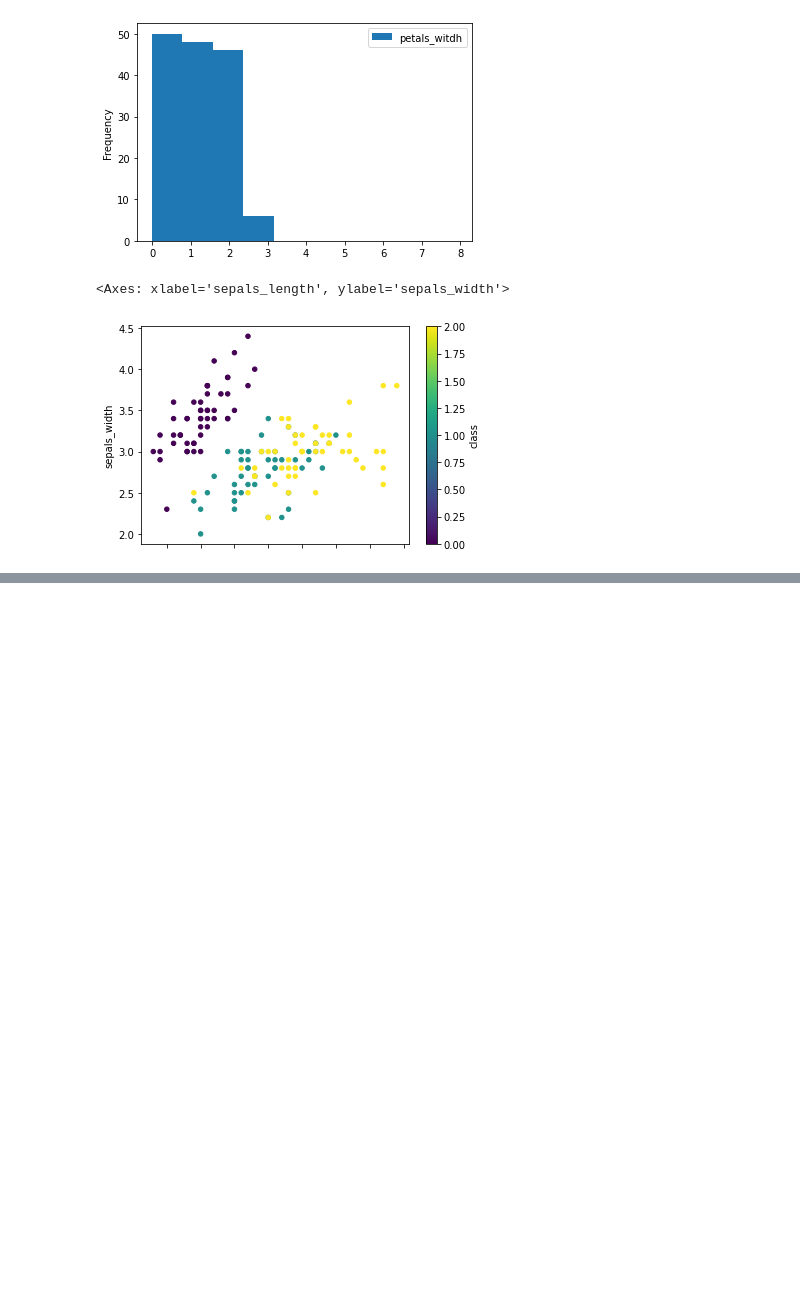
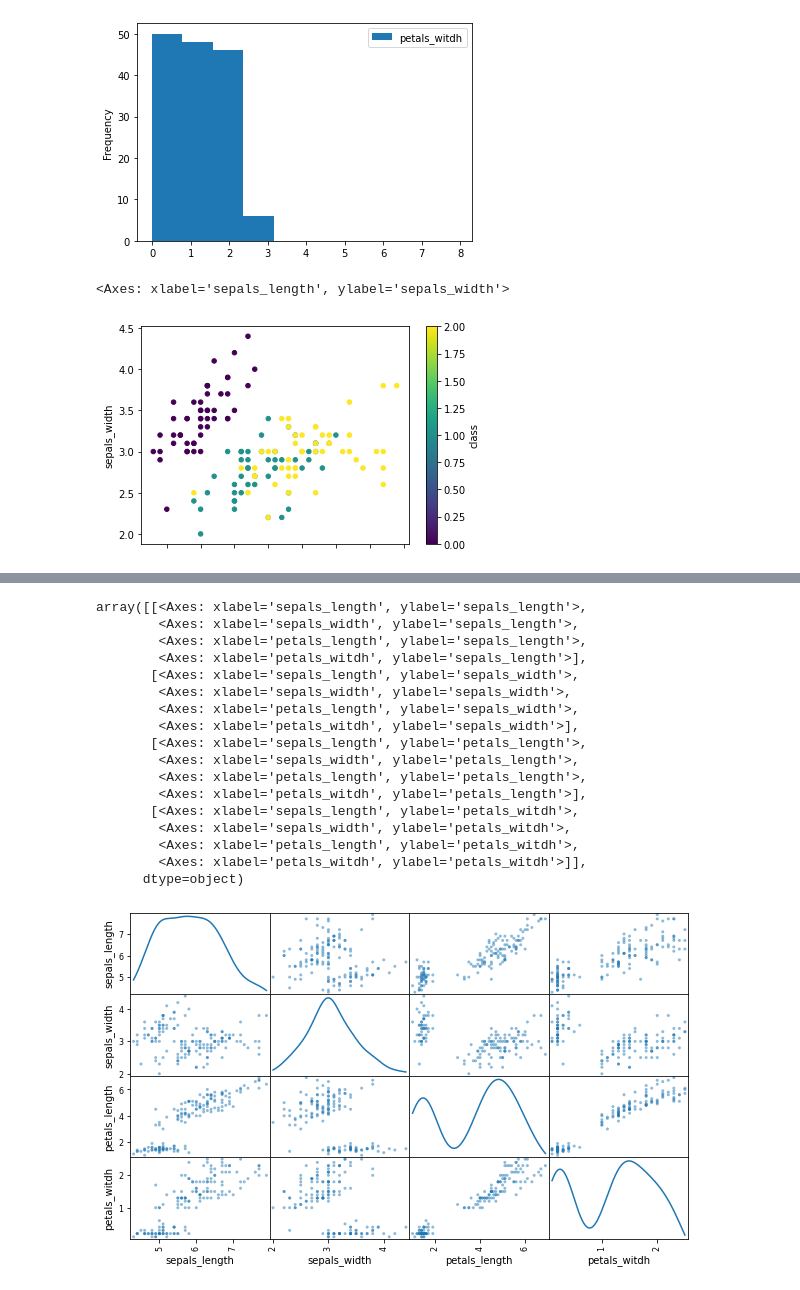
Before and after one commit to chunming1022/Data-Mining, a Jupyter notebook: 21051907_陈浩明_第一次上机.ipynb, the cells around one changed output, grey strips where cells are left out. Cells and saved outputs as stored; diff of their text form; code cells hidden in the pictures; blank space fills up the shorter version.

```diff
--- a/21051907_陈浩明_第一次上机.ipynb
+++ b/21051907_陈浩明_第一次上机.ipynb
@@ -53,0 +65,22 @@ df.plot.box()
+# %%
+#散点图矩阵
+pd.plotting.scatter_matrix(df[data_target_meaning[:-1]],alpha=0.5,figsize=(10,6),diagonal='kde')
+# %% [output]
+array([[<Axes: xlabel='sepals_length', ylabel='sepals_length'>,
+        <Axes: xlabel='sepals_width', ylabel='sepals_length'>,
+        <Axes: xlabel='petals_length', ylabel='sepals_length'>,
+        <Axes: xlabel='petals_witdh', ylabel='sepals_length'>],
+       [<Axes: xlabel='sepals_length', ylabel='sepals_width'>,
+        <Axes: xlabel='sepals_width', ylabel='sepals_width'>,
+        <Axes: xlabel='petals_length', ylabel='sepals_width'>,
+        <Axes: xlabel='petals_witdh', ylabel='sepals_width'>],
+       [<Axes: xlabel='sepals_length', ylabel='petals_length'>,
+        <Axes: xlabel='sepals_width', ylabel='petals_length'>,
+        <Axes: xlabel='petals_length', ylabel='petals_length'>,
+        <Axes: xlabel='petals_witdh', ylabel='petals_length'>],
+       [<Axes: xlabel='sepals_length', ylabel='petals_witdh'>,
+        <Axes: xlabel='sepals_width', ylabel='petals_witdh'>,
+        <Axes: xlabel='petals_length', ylabel='petals_witdh'>,
+        <Axes: xlabel='petals_witdh', ylabel='petals_witdh'>]],
+      dtype=object)
+[figure, added]
```
Also changed, not shown: parts of 7 cells of this notebook.
